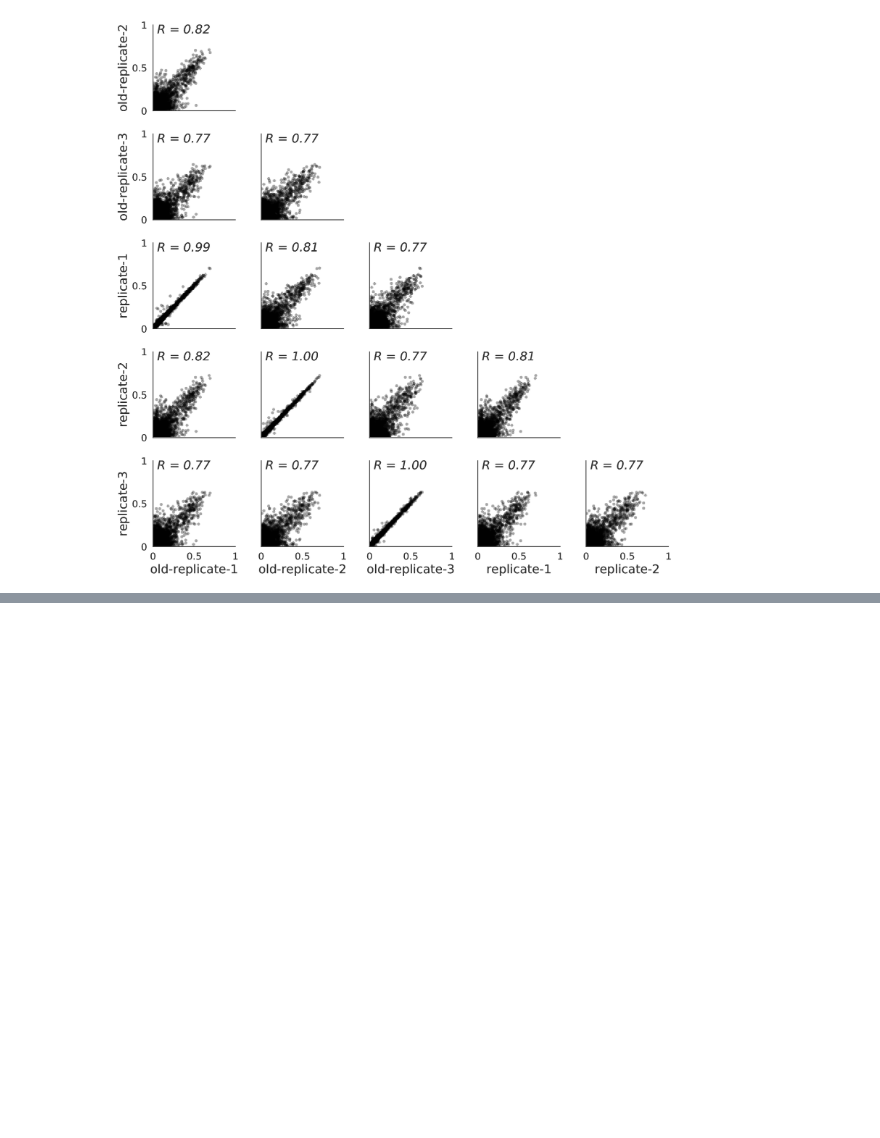
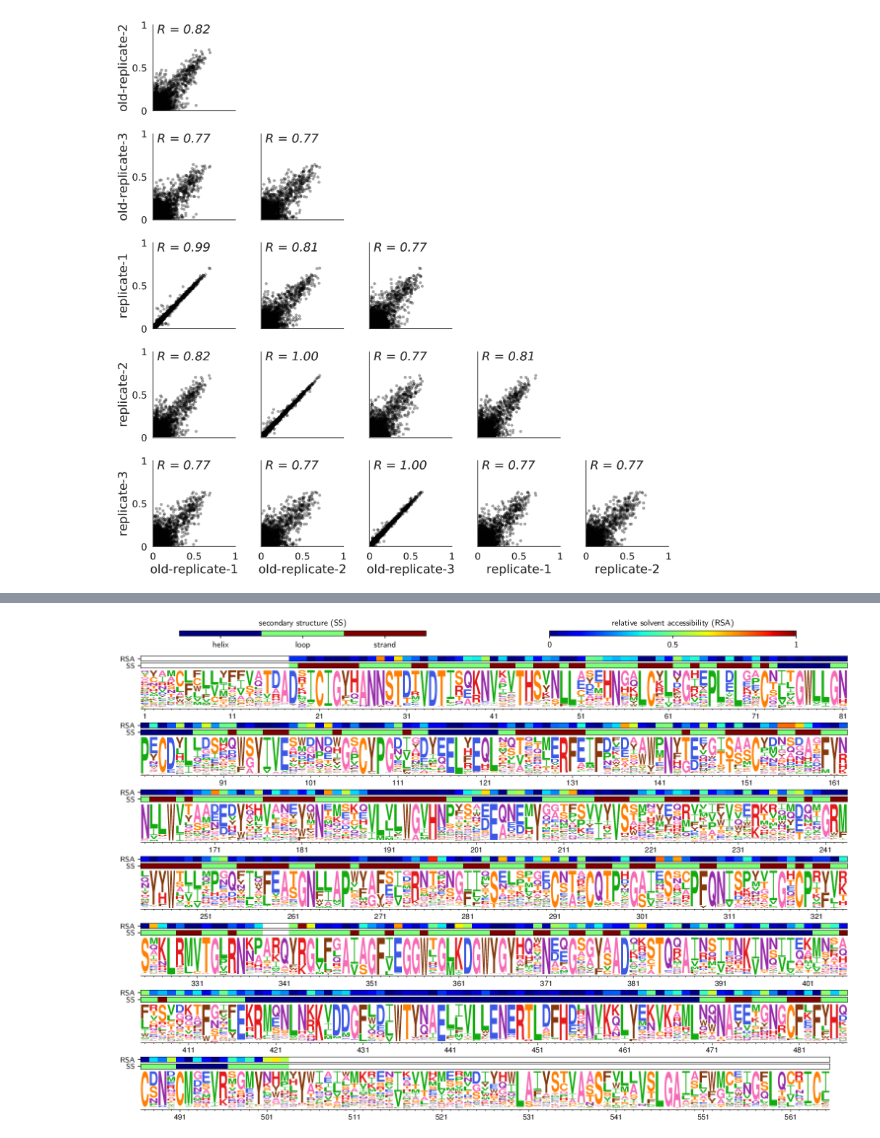
Before and after one commit to jbloomlab/dms_tools2, a Jupyter notebook: examples/Doud2016/analysis_notebook.ipynb, the cells around one changed output, grey strips where cells are left out. Saved outputs shown, nothing was run; the diff lists cells and outputs as text; code cells hidden in the pictures; blank space fills up the shorter version.

```diff
--- a/examples/Doud2016/analysis_notebook.ipynb
+++ b/examples/Doud2016/analysis_notebook.ipynb
@@ -399,0 +501,17 @@ showPDF(plotfile, width=600)
+# %%
+rescaledlogoname = 'rescaled-avgprefs'
+
+log = !dms2_logoplot \
+        --prefs {avgprefs} \
+        --name {rescaledlogoname} \
+        --outdir {prefsdir} \
+        --overlay1 {ssfile} SS "secondary structure" \
+        --overlay2 {rsafile} RSA "relative solvent accessibility" \
+        --nperline 81 \
+        --stringency 2.05 \
+        --use_existing {use_existing}
+
+rescaledlogoplot = os.path.join(prefsdir, '{0}_prefs.pdf'.format(rescaledlogoname))
+showPDF(rescaledlogoplot)
+# %% [output]
+[figure, added]
```
Also changed, not shown: parts of 13 cells of this notebook, 3 other files.
